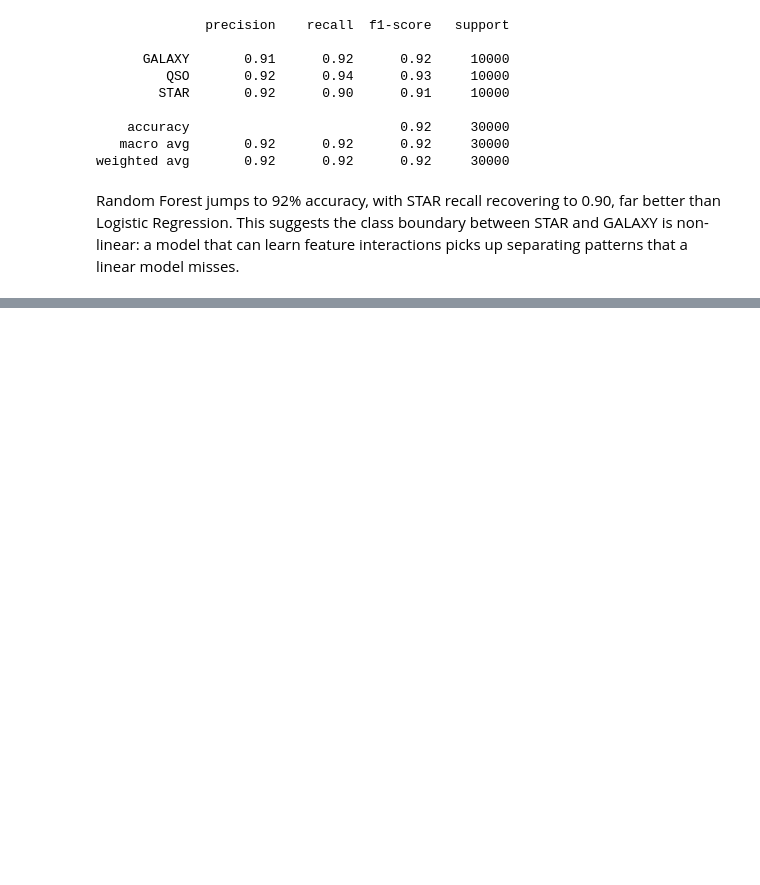
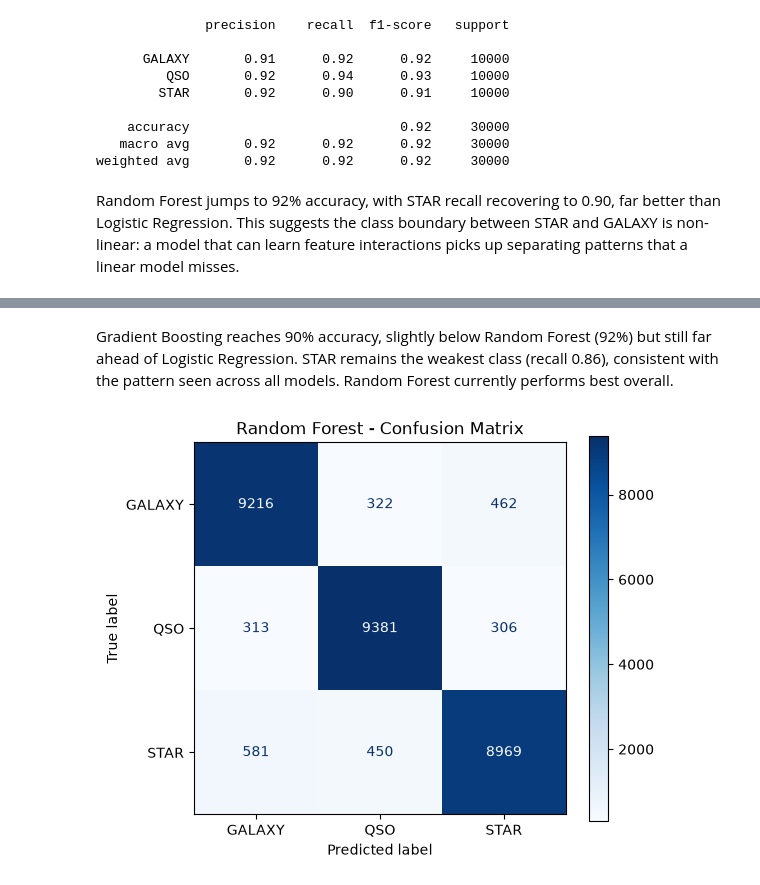
Before and after one commit to kalilank/Redshifted, a Jupyter notebook: notebooks/04_object_classification.ipynb, the cells around one changed output, grey strips where cells are left out. Saved outputs shown, nothing was run; the diff lists cells and outputs as text; code cells hidden in the pictures; blank space fills up the shorter version.

Commit message:
notebook: classification models -  gradient boosting results and comparison to rf (WIP)

```diff
--- a/notebooks/04_object_classification.ipynb
+++ b/notebooks/04_object_classification.ipynb
@@ -99,0 +114,12 @@ picks up separating patterns that a linear model misses.
+# %% [markdown]
+Gradient Boosting reaches 90% accuracy, slightly below Random Forest (92%)
+but still far ahead of Logistic Regression. STAR remains the weakest class
+(recall 0.86), consistent with the pattern seen across all models. Random
+Forest currently performs best overall.
+# %%
+fig, ax = plt.subplots(figsize=(6, 5))
+ConfusionMatrixDisplay.from_estimator(rf, X_test, y_test, ax=ax, cmap="Blues")
+plt.title("Random Forest - Confusion Matrix")
+plt.show()
+# %% [output]
+[figure, added]
```
Also changed, not shown: parts of 9 cells of this notebook.
